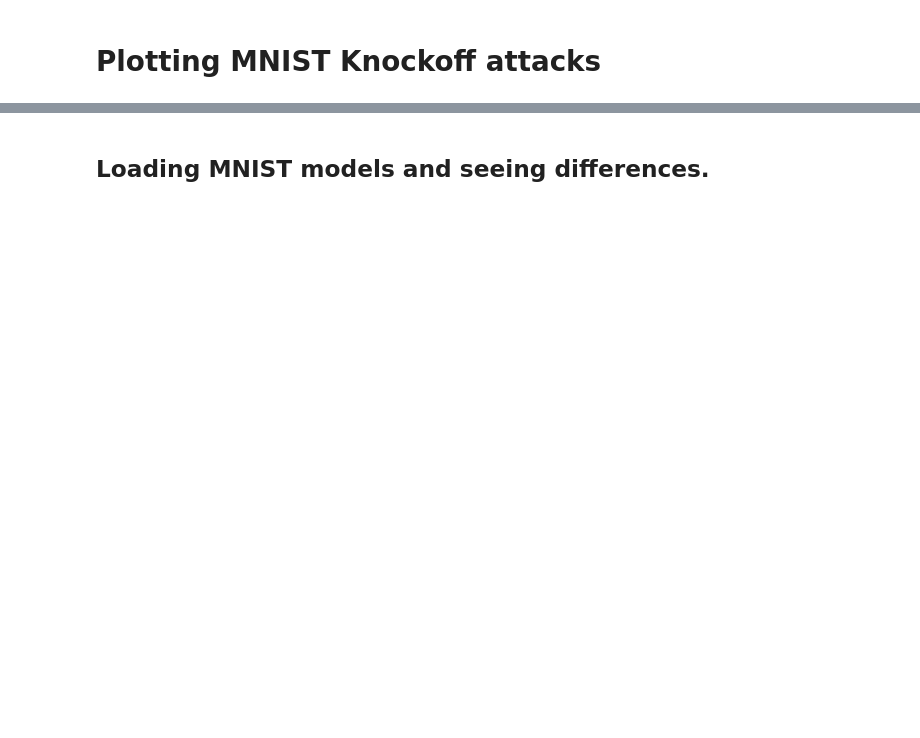
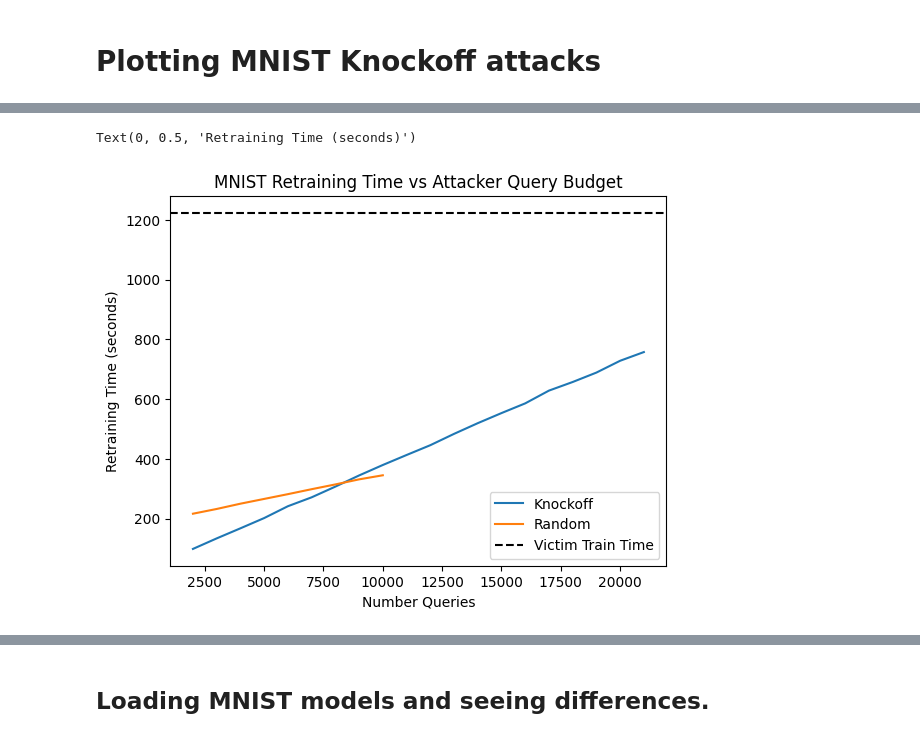
Before and after one commit to scwyllie/CSC413-Project, a Jupyter notebook: plotting_mstealing.ipynb, the cells around one changed output, grey strips where cells are left out. Cells and saved outputs as stored; diff of their text form; code cells hidden in the pictures; blank space fills up the shorter version.

```diff
--- a/plotting_mstealing.ipynb
+++ b/plotting_mstealing.ipynb
@@ -30,0 +33,19 @@ Text(0, 0.5, 'Stolen Model Accuracy')
+# %%
+random_mnist_acc_path = './random-extract/adaptive-model/mnist/MnistNetPate/1-models/random/log_raw_time_random.txt'
+random_mnist_acc = pd.read_csv(random_mnist_acc_path)
+
+knockoff_mnist_acc_path = './knockoff-extract/adaptive-model/mnist_imagenet/MnistNetPate/1-models/knockoff/log_raw_time_knockoff.txt'
+
+knockoff_mnist_acc = pd.read_csv(knockoff_mnist_acc_path)
+
+plt.plot(knockoff_mnist_acc.iloc[:, 0], knockoff_mnist_acc.iloc[:, 3], label='Knockoff')
+plt.plot(random_mnist_acc.iloc[:, 0], random_mnist_acc.iloc[:, 3], label='Random')
+plt.axhline(1223.6087975502014, color='black', linestyle='--', label='Victim Train Time')
+plt.legend()
+plt.title("MNIST Retraining Time vs Attacker Query Budget")
+plt.xlabel('Number Queries')
+plt.ylabel('Retraining Time (seconds)')
+pls.savefig('./mnistacc.png', dpi=400)
+# %% [output]
+Text(0, 0.5, 'Retraining Time (seconds)')
+[figure, added]
```
Also changed, not shown: parts of 15 cells of this notebook, 4 other files.
